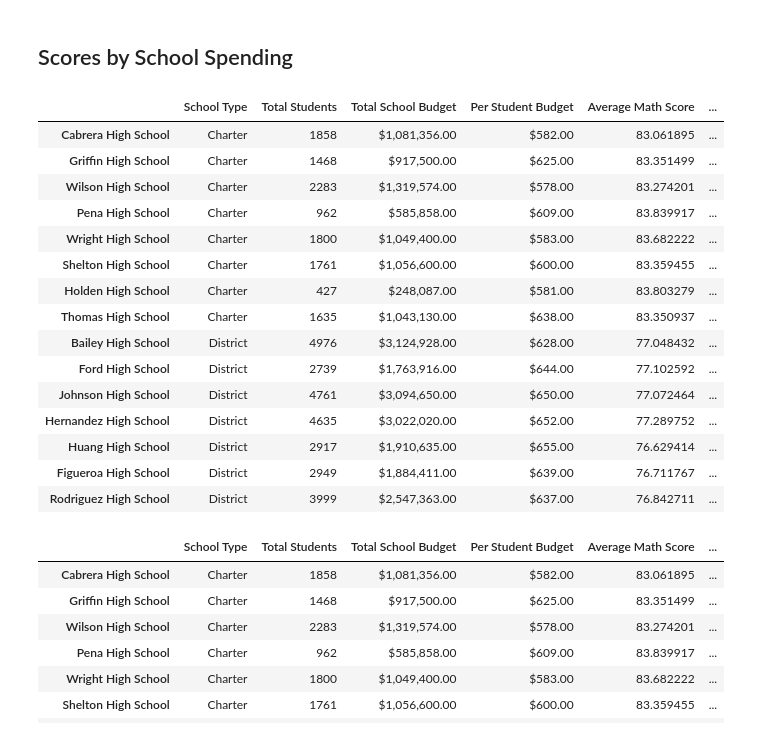
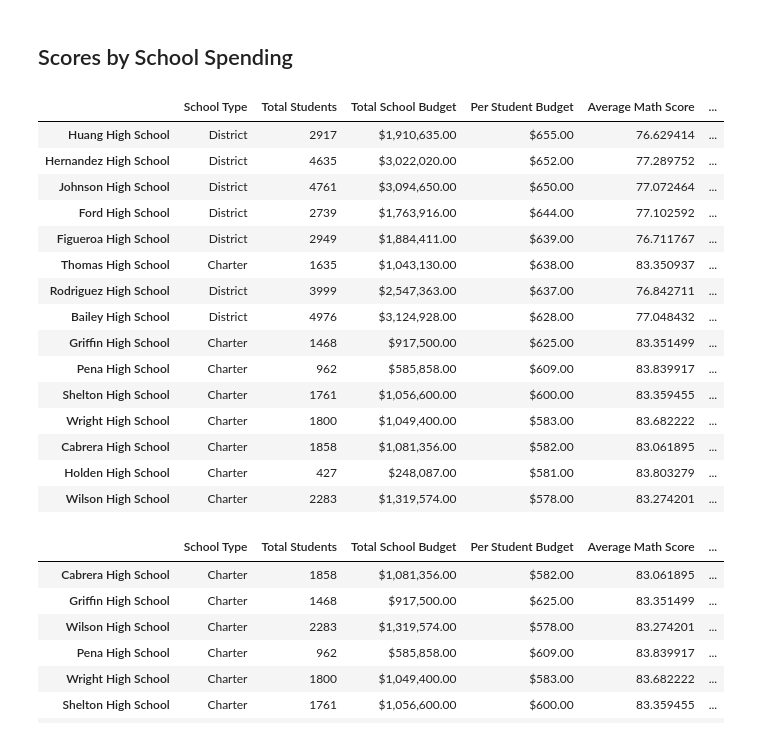
Before and after one commit to Peteresis/School_District_Analysis, a Jupyter notebook: PyCitySchools_Challenge_Final.ipynb, the cells around one changed output. Saved outputs shown, nothing was run; the diff lists cells and outputs as text; code cells hidden in the pictures.

```diff
--- a/PyCitySchools_Challenge_Final.ipynb
+++ b/PyCitySchools_Challenge_Final.ipynb
@@ -668,31 +668,31 @@ average_math_scores_by_school
 # %%
 # Establish the spending bins and group names.
 spending_bins = [0, 585, 615, 645, 675]
 group_names = ["<$584", "$585-629", "$630-644", "$645-675"]
 #pd.cut(per_school_capita, spending_bins)
 #per_school_capita.groupby(pd.cut(per_school_capita, spending_bins)).count()
 
 # Categorize spending based on the bins.
 per_school_summary_df["Spending Ranges (Per Student)"] = pd.cut(per_school_capita, spending_bins, labels=group_names)
-
+per_school_summary_df = per_school_summary_df.sort_values(["Per Student Budget"], ascending=False)
 per_school_summary_df
 # %% [output]
 |  | School Type | Total Students | Total School Budget | Per Student Budget | Average Math Score | ... |
+| Huang High School | District | 2917 | $1,910,635.00 | $655.00 | 76.629414 | ... |
+| Hernandez High School | District | 4635 | $3,022,020.00 | $652.00 | 77.289752 | ... |
+| Johnson High School | District | 4761 | $3,094,650.00 | $650.00 | 77.072464 | ... |
+| Ford High School | District | 2739 | $1,763,916.00 | $644.00 | 77.102592 | ... |
+| Figueroa High School | District | 2949 | $1,884,411.00 | $639.00 | 76.711767 | ... |
+| Thomas High School | Charter | 1635 | $1,043,130.00 | $638.00 | 83.350937 | ... |
+| Rodriguez High School | District | 3999 | $2,547,363.00 | $637.00 | 76.842711 | ... |
+| Bailey High School | District | 4976 | $3,124,928.00 | $628.00 | 77.048432 | ... |
+| Griffin High School | Charter | 1468 | $917,500.00 | $625.00 | 83.351499 | ... |
+| Pena High School | Charter | 962 | $585,858.00 | $609.00 | 83.839917 | ... |
+| Shelton High School | Charter | 1761 | $1,056,600.00 | $600.00 | 83.359455 | ... |
+| Wright High School | Charter | 1800 | $1,049,400.00 | $583.00 | 83.682222 | ... |
 | Cabrera High School | Charter | 1858 | $1,081,356.00 | $582.00 | 83.061895 | ... |
-| Griffin High School | Charter | 1468 | $917,500.00 | $625.00 | 83.351499 | ... |
+| Holden High School | Charter | 427 | $248,087.00 | $581.00 | 83.803279 | ... |
 | Wilson High School | Charter | 2283 | $1,319,574.00 | $578.00 | 83.274201 | ... |
-| Pena High School | Charter | 962 | $585,858.00 | $609.00 | 83.839917 | ... |
-| Wright High School | Charter | 1800 | $1,049,400.00 | $583.00 | 83.682222 | ... |
-| Shelton High School | Charter | 1761 | $1,056,600.00 | $600.00 | 83.359455 | ... |
-| Holden High School | Charter | 427 | $248,087.00 | $581.00 | 83.803279 | ... |
-| Thomas High School | Charter | 1635 | $1,043,130.00 | $638.00 | 83.350937 | ... |
-| Bailey High School | District | 4976 | $3,124,928.00 | $628.00 | 77.048432 | ... |
-| Ford High School | District | 2739 | $1,763,916.00 | $644.00 | 77.102592 | ... |
-| Johnson High School | District | 4761 | $3,094,650.00 | $650.00 | 77.072464 | ... |
-| Hernandez High School | District | 4635 | $3,022,020.00 | $652.00 | 77.289752 | ... |
-| Huang High School | District | 2917 | $1,910,635.00 | $655.00 | 76.629414 | ... |
-| Figueroa High School | District | 2949 | $1,884,411.00 | $639.00 | 76.711767 | ... |
-| Rodriguez High School | District | 3999 | $2,547,363.00 | $637.00 | 76.842711 | ... |
 # %%
 # Calculate averages for the desired columns.
 spending_math_scores = per_school_summary_df.groupby(["Spending Ranges (Per Student)"]).mean()["Average Math Score"]
```
Also changed, not shown: 3 other files.
